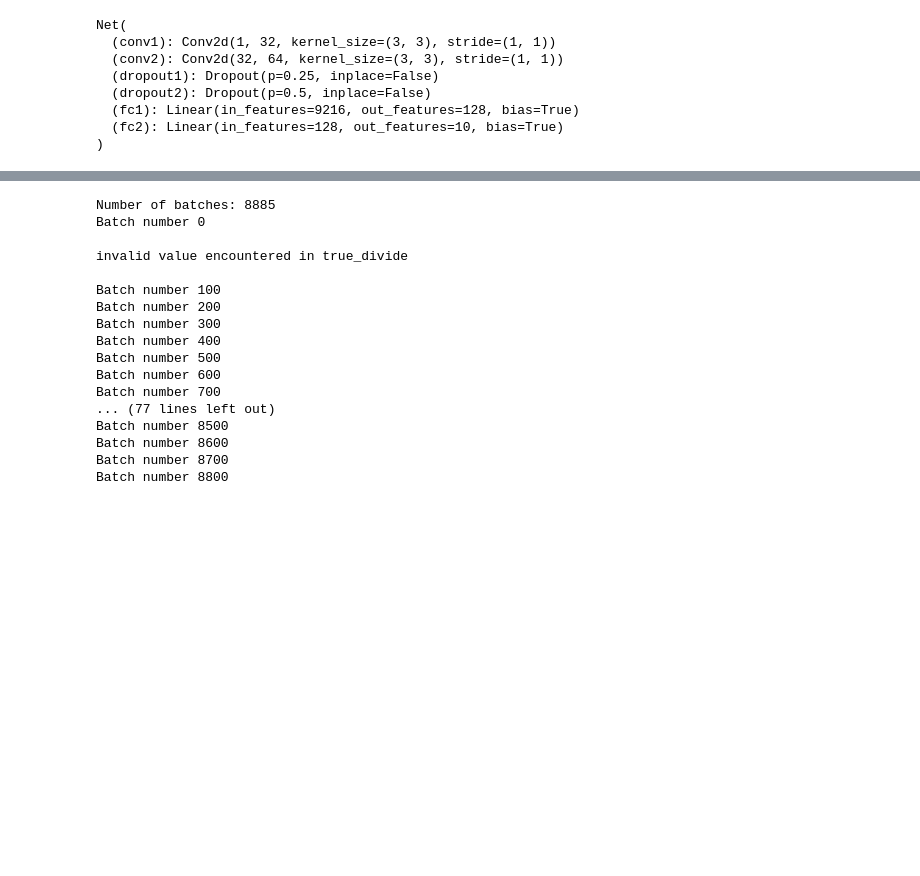
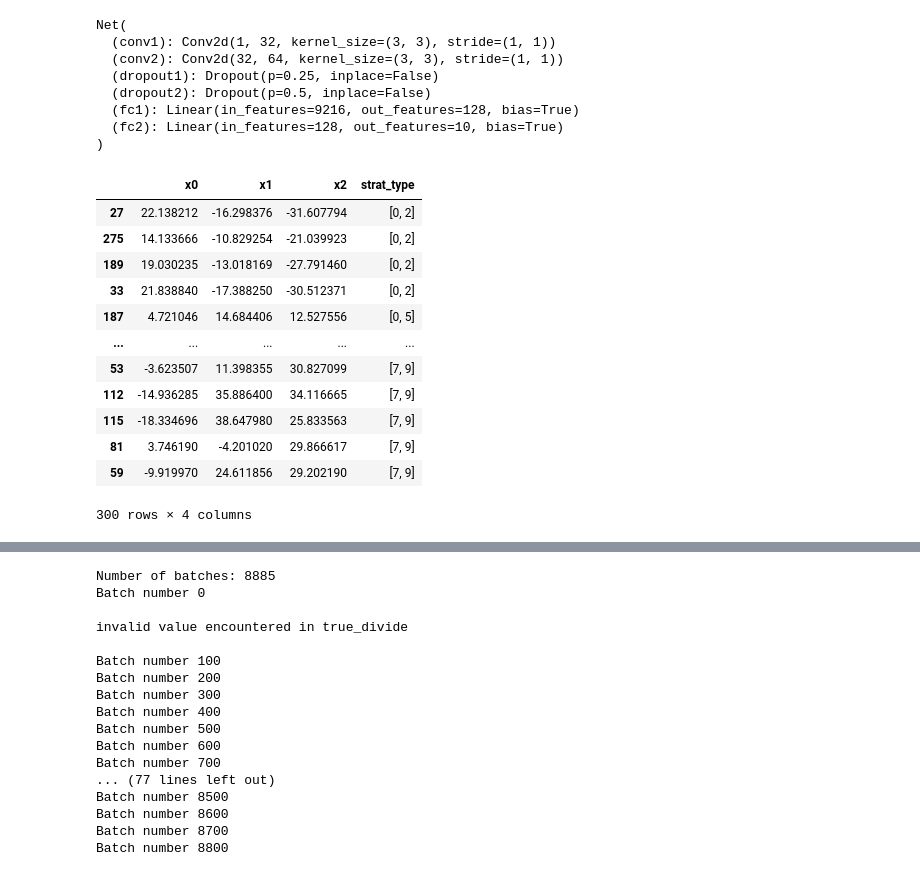
Before and after one commit to giotto-ai/giotto-deep, a Jupyter notebook: examples/Generate_DB_mesh.ipynb, the cells around one changed output, grey strips where cells are left out. Drawn from its saved outputs; the diff is of its cells as text; code cells hidden in the pictures; blank space fills up the shorter version.

```diff
--- a/examples/Generate_DB_mesh.ipynb
+++ b/examples/Generate_DB_mesh.ipynb
@@ -231,0 +233,16 @@ fig.show()
+# %%
+strat_gen.create_stratification_type_df()
+# %% [output]
+|  | x0 | x1 | x2 | strat_type |
+| 27 | 22.138212 | -16.298376 | -31.607794 | [0, 2] |
+| 275 | 14.133666 | -10.829254 | -21.039923 | [0, 2] |
+| 189 | 19.030235 | -13.018169 | -27.791460 | [0, 2] |
+| 33 | 21.838840 | -17.388250 | -30.512371 | [0, 2] |
+| 187 | 4.721046 | 14.684406 | 12.527556 | [0, 5] |
+| ... | ... | ... | ... | ... |
+| 53 | -3.623507 | 11.398355 | 30.827099 | [7, 9] |
+| 112 | -14.936285 | 35.886400 | 34.116665 | [7, 9] |
+| 115 | -18.334696 | 38.647980 | 25.833563 | [7, 9] |
+| 81 | 3.746190 | -4.201020 | 29.866617 | [7, 9] |
+| 59 | -9.919970 | 24.611856 | 29.202190 | [7, 9] |
+300 rows × 4 columns
```
Also changed, not shown: parts of 22 cells of this notebook, 2 other files.
